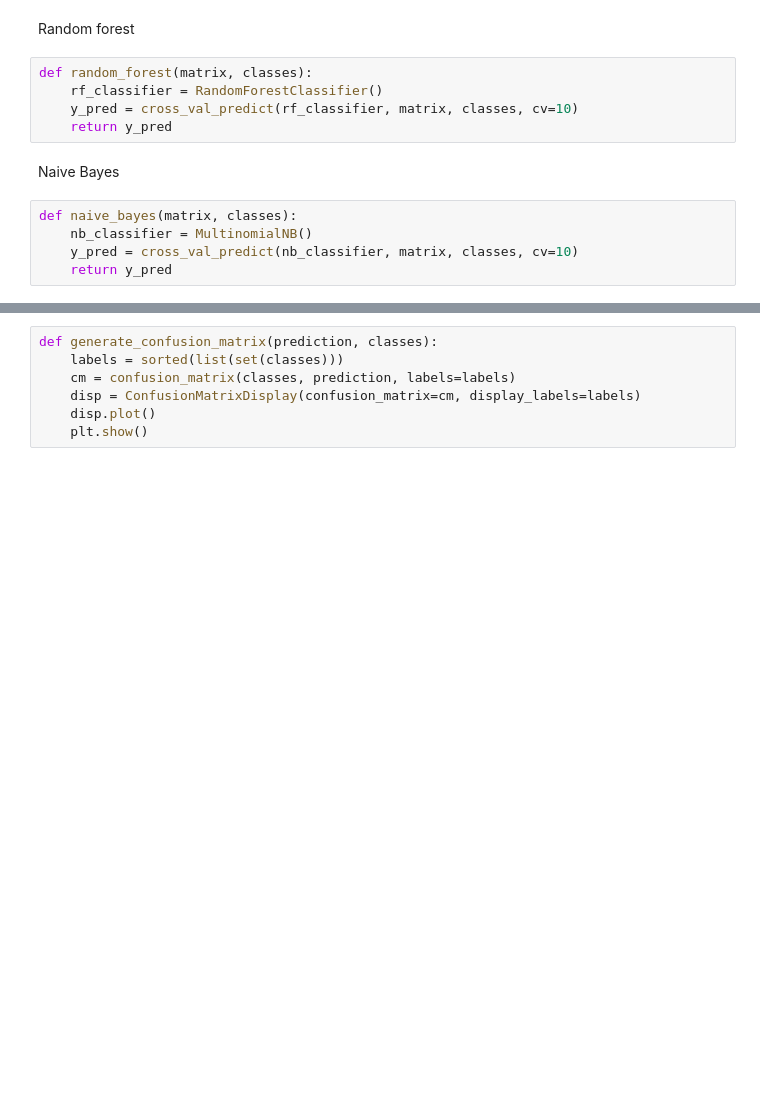
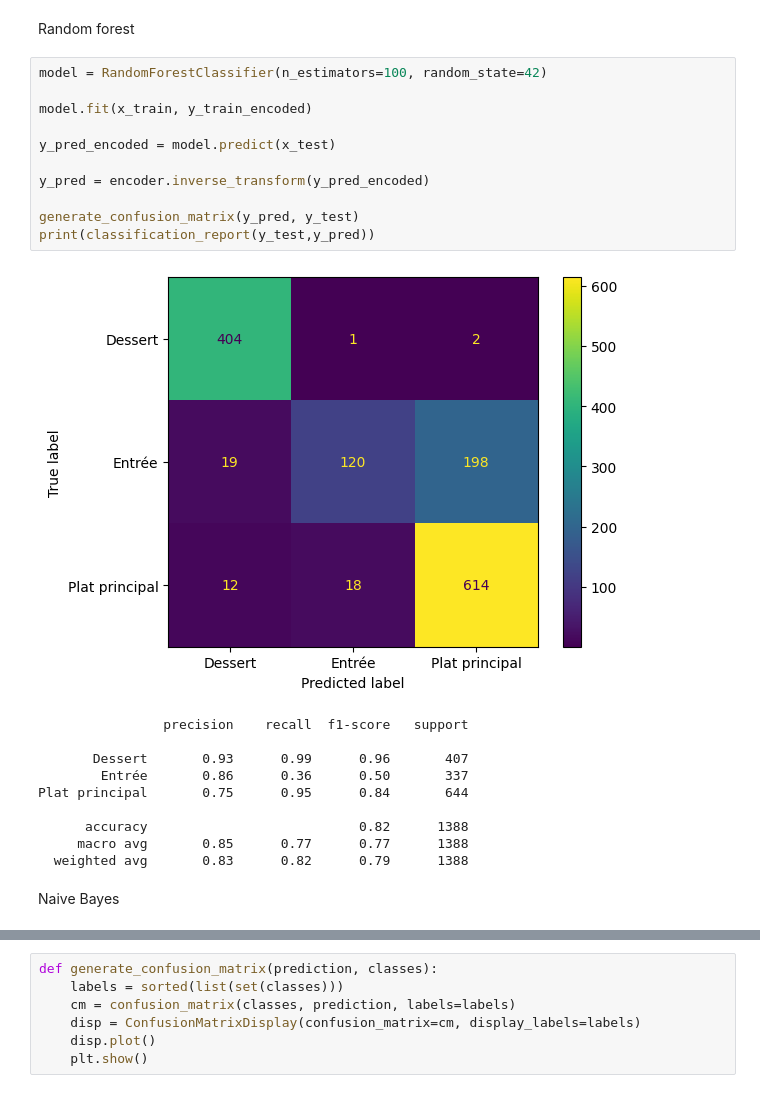
Before and after one commit to Raclax/Projet_TAL_marie_clara, a Jupyter notebook: src/traininf_nb.ipynb, the cells around one changed output, grey strips where cells are left out. Saved outputs shown, nothing was run; the diff lists cells and outputs as text; blank space fills up the shorter version.

```diff
--- a/src/traininf_nb.ipynb
+++ b/src/traininf_nb.ipynb
@@ -120,14 +155,26 @@ ValueError: invalid literal for int() with base 10: 'Dessert'
 # %% [markdown]
 Random forest
-# %%
-def random_forest(matrix, classes):
-    rf_classifier = RandomForestClassifier()
-    y_pred = cross_val_predict(rf_classifier, matrix, classes, cv=10)
-    return y_pred
+# %%
+model = RandomForestClassifier(n_estimators=100, random_state=42)
+
+model.fit(x_train, y_train_encoded)
+
+y_pred_encoded = model.predict(x_test)
+
+y_pred = encoder.inverse_transform(y_pred_encoded)
+
+generate_confusion_matrix(y_pred, y_test)
+print(classification_report(y_test,y_pred))
+# %% [output]
+[figure, added]
+                precision    recall  f1-score   support
+
+       Dessert       0.93      0.99      0.96       407
+        Entrée       0.86      0.36      0.50       337
+Plat principal       0.75      0.95      0.84       644
+
+      accuracy                           0.82      1388
+     macro avg       0.85      0.77      0.77      1388
+  weighted avg       0.83      0.82      0.79      1388
 # %% [markdown]
 Naive Bayes
-# %%
-def naive_bayes(matrix, classes):
-    nb_classifier = MultinomialNB()
-    y_pred = cross_val_predict(nb_classifier, matrix, classes, cv=10)
-    return y_pred
```
Also changed, not shown: parts of 11 cells of this notebook.
